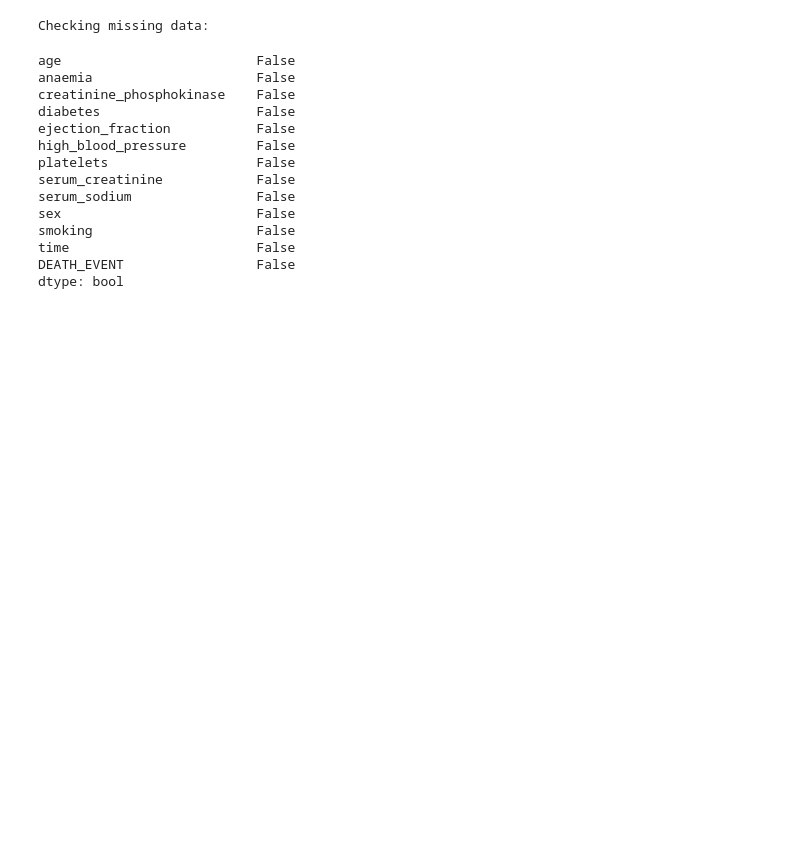
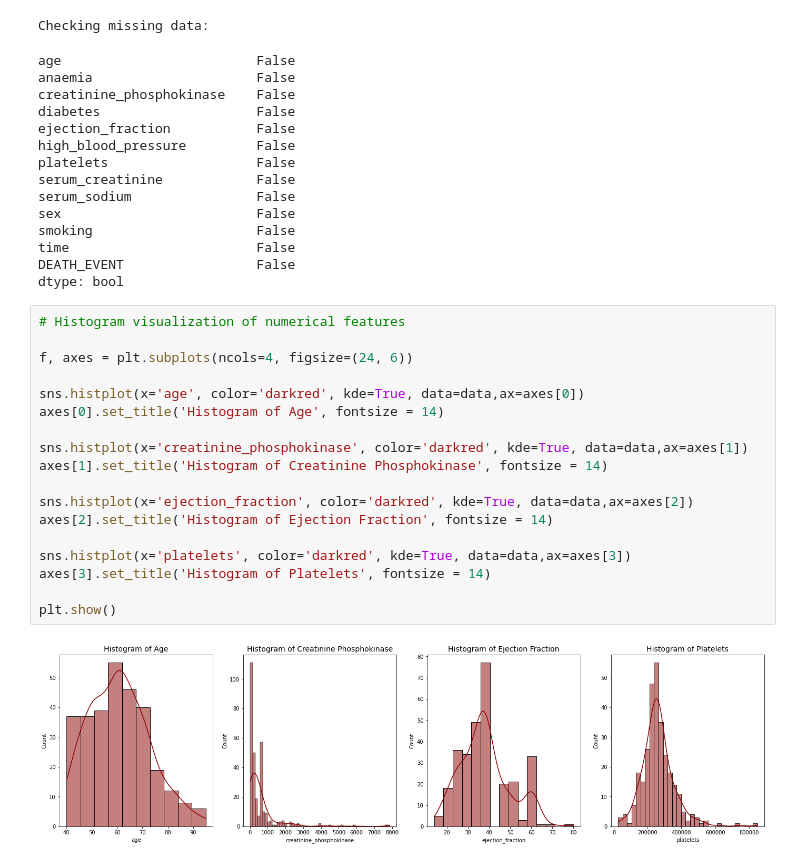
Before and after one commit to zhrballi/machineLearning, a Jupyter notebook: heartFaillure.ipynb, the cells around one changed output. Cells and saved outputs as stored; diff of their text form; blank space fills up the shorter version.

Commit message:
visualization

```diff
--- a/heartFaillure.ipynb
+++ b/heartFaillure.ipynb
@@ -88,3 +88,23 @@ smoking                     False
 time                        False
 DEATH_EVENT                 False
 dtype: bool
+# %%
+# Histogram visualization of numerical features
+
+f, axes = plt.subplots(ncols=4, figsize=(24, 6))
+
+sns.histplot(x='age', color='darkred', kde=True, data=data,ax=axes[0])
+axes[0].set_title('Histogram of Age', fontsize = 14)
+
+sns.histplot(x='creatinine_phosphokinase', color='darkred', kde=True, data=data,ax=axes[1])
+axes[1].set_title('Histogram of Creatinine Phosphokinase', fontsize = 14)
+
+sns.histplot(x='ejection_fraction', color='darkred', kde=True, data=data,ax=axes[2])
+axes[2].set_title('Histogram of Ejection Fraction', fontsize = 14)
+
+sns.histplot(x='platelets', color='darkred', kde=True, data=data,ax=axes[3])
+axes[3].set_title('Histogram of Platelets', fontsize = 14)
+
+plt.show()
+# %% [output]
+[figure, added]
```
Also changed, not shown: parts of 1 cell of this notebook.
